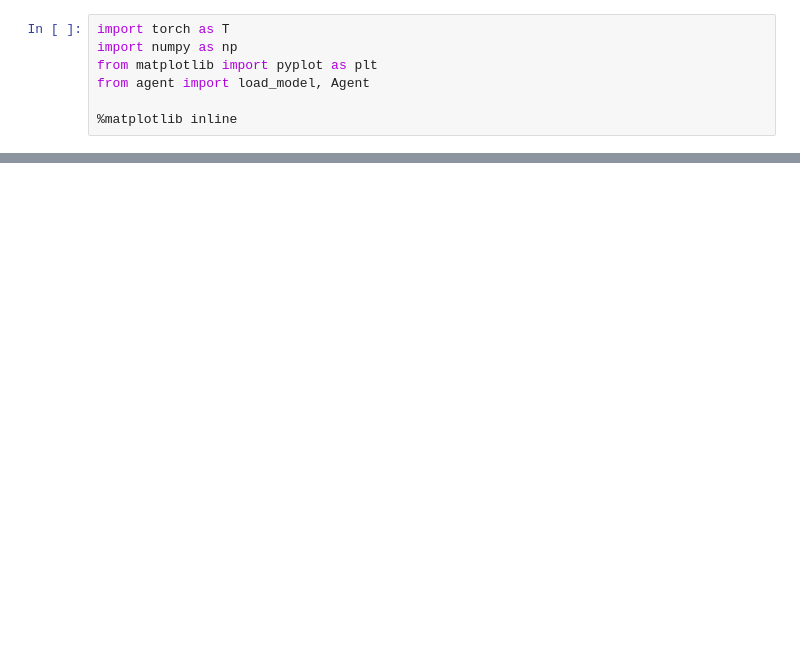
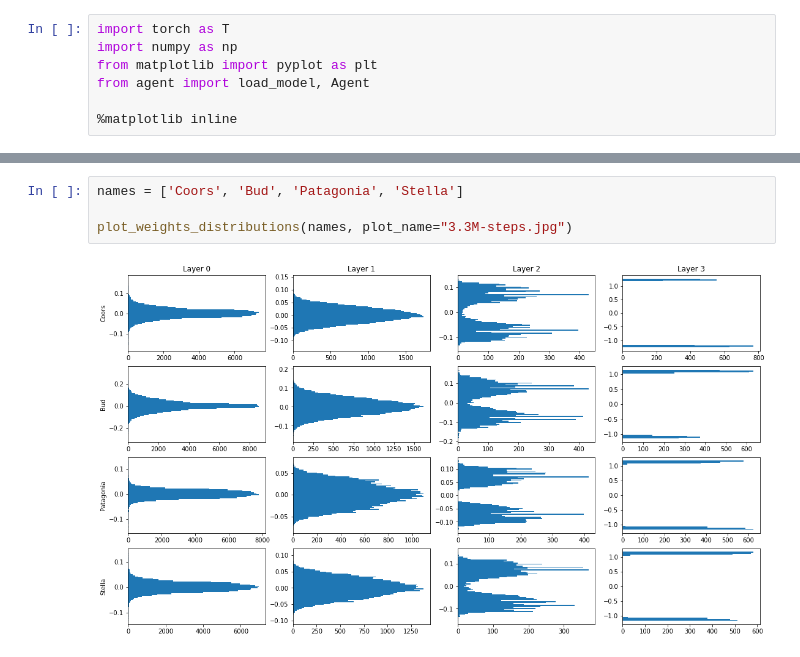
Before and after one commit to Bautista-Baiocchi-lora/Truco-RL, a Jupyter notebook: ResultAnalysis.ipynb, the cells around one changed output, grey strips where cells are left out. Cells and saved outputs as stored; diff of their text form; blank space fills up the shorter version.

```diff
--- a/ResultAnalysis.ipynb
+++ b/ResultAnalysis.ipynb
@@ -44,0 +52,6 @@ plot_weights_distributions(models)
+# %%
+names = ['Coors', 'Bud', 'Patagonia', 'Stella']
+
+plot_weights_distributions(names, plot_name="3.3M-steps.jpg")
+# %% [output]
+[figure, added]
```
Also changed, not shown: parts of 4 cells of this notebook, 2 other files.
